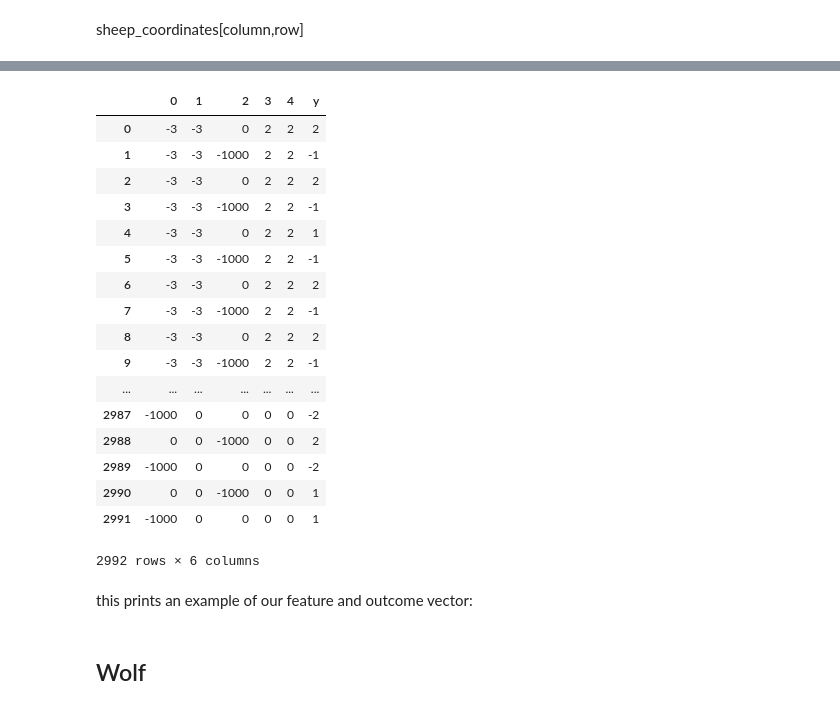
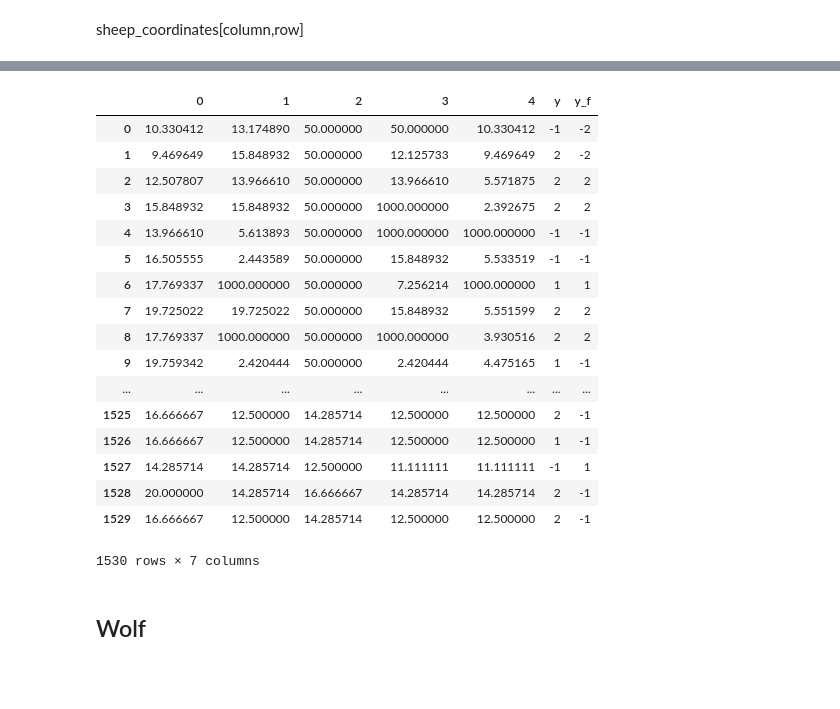
Before and after one commit to rexorci/PAI_Ex2, a Jupyter notebook: kingsheep/model_training_cweber.ipynb, the cells around one changed output, grey strips where cells are left out. Cells and saved outputs as stored; diff of their text form; code cells hidden in the pictures; blank space fills up the shorter version.

```diff
--- a/kingsheep/model_training_cweber.ipynb
+++ b/kingsheep/model_training_cweber.ipynb
@@ -63,7 +63,7 @@ Load all games into one dataframe
 # frame = pd.concat(li, axis=0, ignore_index=True)
 # %%
 path = "../training_data/subset1"
-all_files = glob.glob(path + "/19.csv")
+all_files = glob.glob(path + "/*.csv")
 
 training_data = []
 
@@ -250,15 +140,14 @@ for game in training_data:
     if game.iloc[-1][4] < game.iloc[-1][5]:
         sheep_label = 's'
         wolf_label = 'W'
+        figure = 1
 
     elif game.iloc[-1][4] > game.iloc[-1][5]:
         sheep_label = 'S'
         wolf_label = 'w'
+        figure = 2
     else:
         continue
-
-    rhubarb = 'r'
-    grass = 'g'
 
     #for each game state in our training data
     for index,row in game.iterrows():
@@ -268,7 +157,11 @@ for game in training_data:
             continue
 
         #we want to only learn from sheep
-        if row['move_made'] == 'player1 wolf' or row['move_made'] == 'player2 wolf':
+        if row['turn_made_by'] not in ('player1 sheep','player2 sheep'):
+            continue
+
+        #we want to only learn from winning player
+        if str(figure) not in row['turn_made_by']:
             continue
 
         number_moves += 1
@@ -280,19 +173,10 @@ for game in training_data:
         game_features = []
 
         #turn the field from before the move from a string back to a list
-        field= ast.literal_eval(row['field_before'])
+        field = ast.literal_eval(row['field_before'])
 
-        if '1' in row['turn_made_by']:
-            figure = 1
-        else:
-            figure = 2
-
-
-        game_features = ii.get_features_sheep(figure, field, sheep_label, wolf_label)
-        print(game_features[0])
+        game_features = ii.get_features_sheep(figure, field)
 
         #add features and move to X_sheep and Y_sheep
         X_sheep.append(game_features)
         Y_sheep.append(move)
-        break #TODO remove!
-    break #TODO remove!
@@ -436,23 +192,26 @@ print(number_moves)
+# %%
+Y_sheep_f = (pd.DataFrame(X_sheep).idxmin(axis=1) - 2).values
 # %%
-df_investigate = pd.DataFrame(X_sheep)
-df_investigate['y'] = Y_sheep
-df_investigate
+df_investigate_s = pd.DataFrame(X_sheep)
+df_investigate_s['y'] = Y_sheep
+df_investigate_s['y_f'] = Y_sheep_f
+df_investigate_s
 # %% [output]
-|  | 0 | 1 | 2 | 3 | 4 | y |
-| 0 | -3 | -3 | 0 | 2 | 2 | 2 |
-| 1 | -3 | -3 | -1000 | 2 | 2 | -1 |
-| 2 | -3 | -3 | 0 | 2 | 2 | 2 |
-| 3 | -3 | -3 | -1000 | 2 | 2 | -1 |
-| 4 | -3 | -3 | 0 | 2 | 2 | 1 |
-| 5 | -3 | -3 | -1000 | 2 | 2 | -1 |
-| 6 | -3 | -3 | 0 | 2 | 2 | 2 |
-| 7 | -3 | -3 | -1000 | 2 | 2 | -1 |
-| 8 | -3 | -3 | 0 | 2 | 2 | 2 |
-| 9 | -3 | -3 | -1000 | 2 | 2 | -1 |
-| ... | ... | ... | ... | ... | ... | ... |
-| 2987 | -1000 | 0 | 0 | 0 | 0 | -2 |
-| 2988 | 0 | 0 | -1000 | 0 | 0 | 2 |
-| 2989 | -1000 | 0 | 0 | 0 | 0 | -2 |
-| 2990 | 0 | 0 | -1000 | 0 | 0 | 1 |
-| 2991 | -1000 | 0 | 0 | 0 | 0 | 1 |
+|  | 0 | 1 | 2 | 3 | 4 | y | y_f |
+| 0 | 10.330412 | 13.174890 | 50.000000 | 50.000000 | 10.330412 | -1 | -2 |
+| 1 | 9.469649 | 15.848932 | 50.000000 | 12.125733 | 9.469649 | 2 | -2 |
+| 2 | 12.507807 | 13.966610 | 50.000000 | 13.966610 | 5.571875 | 2 | 2 |
+| 3 | 15.848932 | 15.848932 | 50.000000 | 1000.000000 | 2.392675 | 2 | 2 |
+| 4 | 13.966610 | 5.613893 | 50.000000 | 1000.000000 | 1000.000000 | -1 | -1 |
+| 5 | 16.505555 | 2.443589 | 50.000000 | 15.848932 | 5.533519 | -1 | -1 |
+| 6 | 17.769337 | 1000.000000 | 50.000000 | 7.256214 | 1000.000000 | 1 | 1 |
+| 7 | 19.725022 | 19.725022 | 50.000000 | 15.848932 | 5.551599 | 2 | 2 |
+| 8 | 17.769337 | 1000.000000 | 50.000000 | 1000.000000 | 3.930516 | 2 | 2 |
+| 9 | 19.759342 | 2.420444 | 50.000000 | 2.420444 | 4.475165 | 1 | -1 |
+| ... | ... | ... | ... | ... | ... | ... | ... |
+| 1525 | 16.666667 | 12.500000 | 14.285714 | 12.500000 | 12.500000 | 2 | -1 |
+| 1526 | 16.666667 | 12.500000 | 14.285714 | 12.500000 | 12.500000 | 1 | -1 |
+| 1527 | 14.285714 | 14.285714 | 12.500000 | 11.111111 | 11.111111 | -1 | 1 |
+| 1528 | 20.000000 | 14.285714 | 16.666667 | 14.285714 | 14.285714 | 2 | -1 |
+| 1529 | 16.666667 | 12.500000 | 14.285714 | 12.500000 | 12.500000 | 2 | -1 |
-2992 rows × 6 columns
+1530 rows × 7 columns
@@ -466,2 +217,0 @@ Y_sheep_f = (pd.DataFrame(X_sheep).idxmax(axis=1) - 2).values
-# %% [markdown]
-this prints an example of our feature and outcome vector:
```
Also changed, not shown: parts of 37 cells of this notebook, 5 other files.
